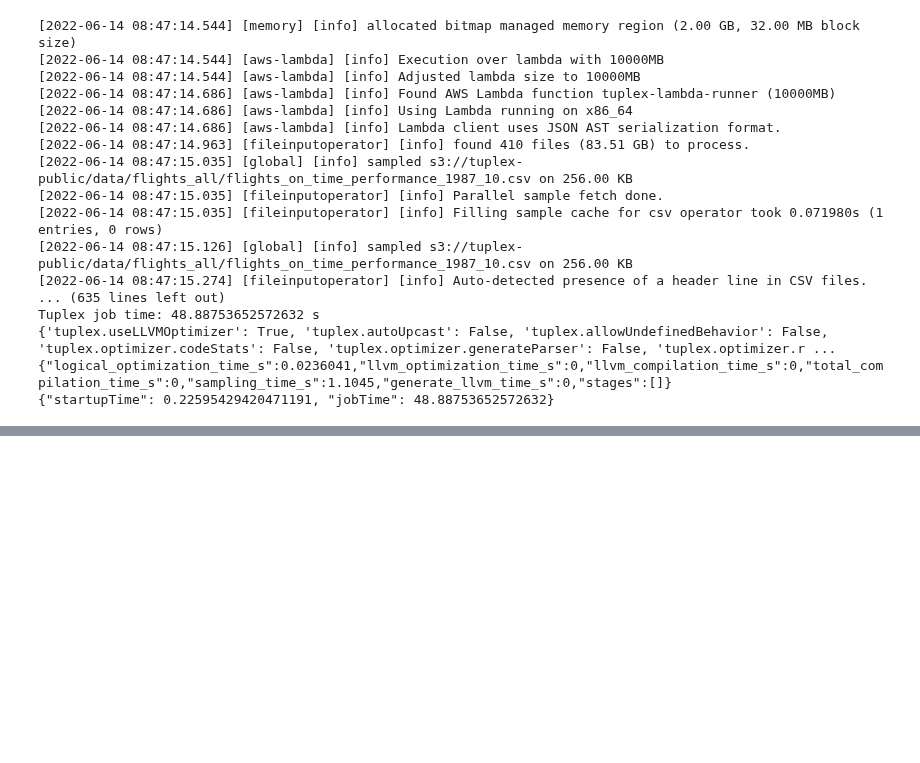
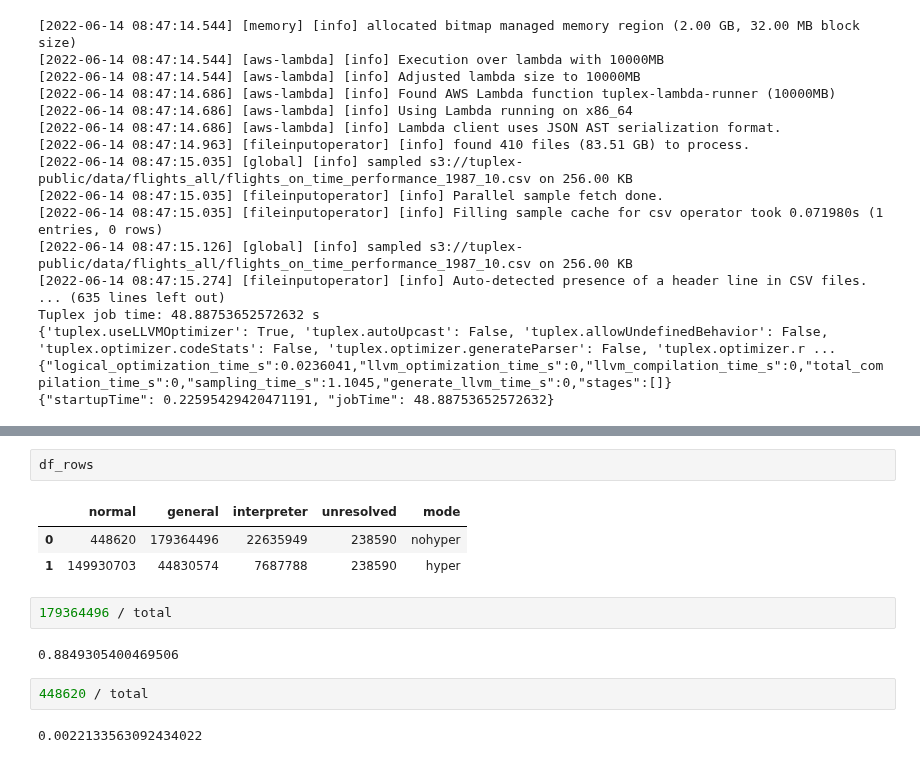
Before and after one commit to tuplex/tuplex, a Jupyter notebook: benchmarks/nextconf/hyperspecialization/flights/notebooks/01_WORKSHOP_central_experiment_figure.ipynb, the cells around one changed output, grey strips where cells are left out. Saved outputs shown, nothing was run; the diff lists cells and outputs as text; blank space fills up the shorter version.

```diff
--- a/benchmarks/nextconf/hyperspecialization/flights/notebooks/01_WORKSHOP_central_experiment_figure.ipynb
+++ b/benchmarks/nextconf/hyperspecialization/flights/notebooks/01_WORKSHOP_central_experiment_figure.ipynb
@@ -264,0 +265,14 @@ barh(y, width, height=0.8, left=None, *, align='center', **kwargs)
+# %%
+df_rows
+# %% [output]
+|  | normal | general | interpreter | unresolved | mode |
+| 0 | 448620 | 179364496 | 22635949 | 238590 | nohyper |
+| 1 | 149930703 | 44830574 | 7687788 | 238590 | hyper |
+# %%
+179364496 / total
+# %% [output]
+0.8849305400469506
+# %%
+448620 / total
+# %% [output]
+0.0022133563092434022
```
Also changed, not shown: parts of 20 cells of this notebook, 1 other file.
